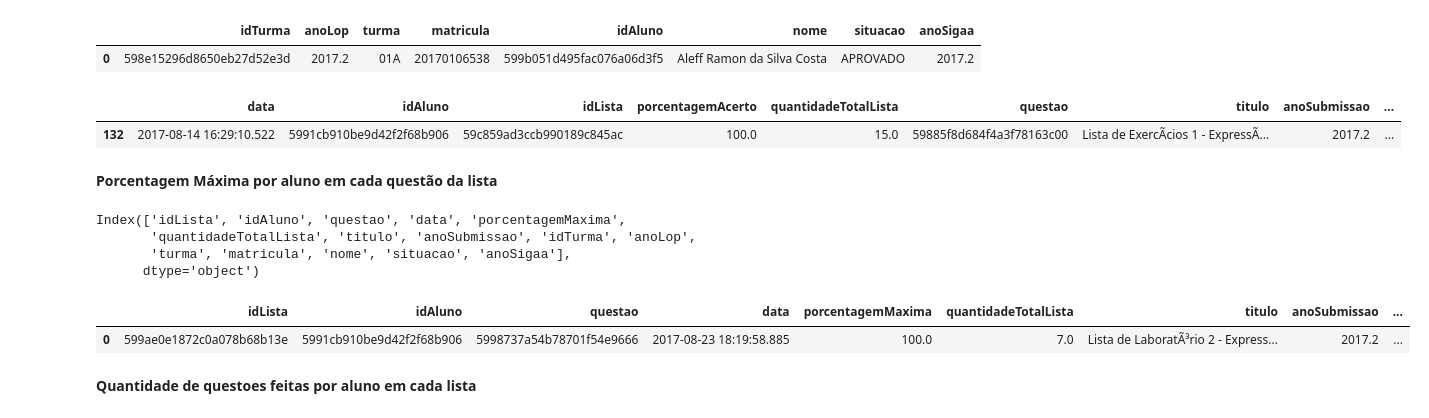
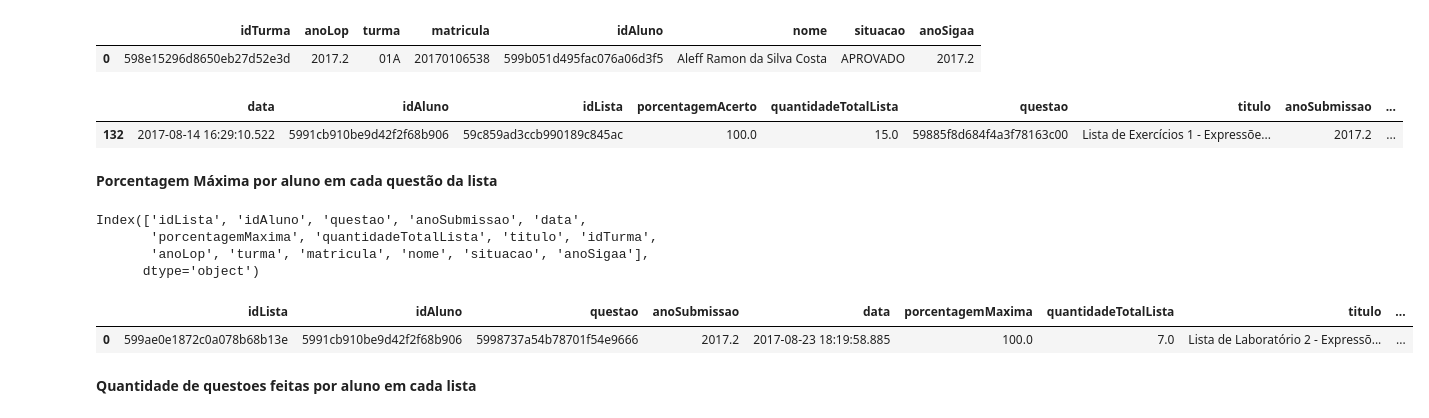
Before and after one commit to repitta/CienciaDeDadosEducacionais, a Jupyter notebook: notas_das_listas_de_LOP.ipynb, the cells around one changed output. Saved outputs shown, nothing was run; the diff lists cells and outputs as text; code cells hidden in the pictures.

```diff
--- a/notas_das_listas_de_LOP.ipynb
+++ b/notas_das_listas_de_LOP.ipynb
@@ -16,18 +16,18 @@ usuarios_lop_url   =  "https://raw.githubusercontent.com/repitta/CienciaDeDadosE
 submissoes_url     =  "https://github.com/repitta/CienciaDeDadosEducacionais/raw/master/arquivosCSV/lop_db_2019_09_csv_tratados/lopSubLista%20(1).csv"
 # %%
 # Situações finais since 2017.2 until 2019.2
-situacoes2017_2 = pd.read_csv(situacoes_url[0], sep=',', encoding = "ISO-8859-1" )
-situacoes2018_1 = pd.read_csv(situacoes_url[1], sep=',', encoding = "ISO-8859-1" )
-situacoes2018_2 = pd.read_csv(situacoes_url[2], sep=',', encoding = "ISO-8859-1" )
-situacoes2019_1 = pd.read_csv(situacoes_url[3], sep=',', encoding = "ISO-8859-1" )
-situacoes2019_2 = pd.read_csv(situacoes_url[4], sep=',', encoding = "ISO-8859-1" )
+situacoes2017_2 = pd.read_csv(situacoes_url[0], sep=',')
+situacoes2018_1 = pd.read_csv(situacoes_url[1], sep=',')
+situacoes2018_2 = pd.read_csv(situacoes_url[2], sep=',')
+situacoes2019_1 = pd.read_csv(situacoes_url[3], sep=',')
+situacoes2019_2 = pd.read_csv(situacoes_url[4], sep=',')
 
 # Submissoes dos alunos no LOP
 
-submissoes = pd.read_csv(submissoes_url, sep=',', encoding = "ISO-8859-1" )
+submissoes = pd.read_csv(submissoes_url, sep=',')
 
 #Usuarios cadastrados no LOP
-usuarios_lop = pd.read_csv(usuarios_lop_url, sep=',', encoding = "ISO-8859-1" )
+usuarios_lop = pd.read_csv(usuarios_lop_url, sep=',')
 # %%
 # Setting priginal data into one vector due to easier manipulation
 situacoes =[situacoes2017_2,situacoes2018_1, situacoes2018_2, situacoes2019_1, situacoes2019_2]
@@ -106,22 +102,22 @@ mergeSituacoeUsuariosSubLista = mergeSituacoeUsuariosSubLista.loc[mergeSituacoeU
 mergeSituacoeUsuariosSubLista.head(1)
 # %% [output]
 |  | data | idAluno | idLista | porcentagemAcerto | quantidadeTotalLista | questao | titulo | anoSubmissao | ... |
-| 132 | 2017-08-14 16:29:10.522 | 5991cb910be9d42f2f68b906 | 59c859ad3ccb990189c845ac | 100.0 | 15.0 | 59885f8d684f4a3f78163c00 | Lista de ExercÃ­cios 1 - ExpressÃ... | 2017.2 | ... |
+| 132 | 2017-08-14 16:29:10.522 | 5991cb910be9d42f2f68b906 | 59c859ad3ccb990189c845ac | 100.0 | 15.0 | 59885f8d684f4a3f78163c00 | Lista de Exercícios 1 - Expressõe... | 2017.2 | ... |
 # %% [markdown]
 **Porcentagem Máxima por aluno em cada questão da lista**
 # %%
-NotaMaxQuestao = mergeSituacoeUsuariosSubLista.groupby(["idLista","idAluno","questao"]).max()
+NotaMaxQuestao = mergeSituacoeUsuariosSubLista.groupby(["idLista","idAluno","questao","anoSubmissao"]).max()
 NotaMaxQuestao.rename(columns={"porcentagemAcerto":"porcentagemMaxima"}, inplace=True)
 NotaMaxQuestao = NotaMaxQuestao.reset_index()
 print(NotaMaxQuestao.columns)
 NotaMaxQuestao.head(1)
 # %% [output]
-Index(['idLista', 'idAluno', 'questao', 'data', 'porcentagemMaxima',
-       'quantidadeTotalLista', 'titulo', 'anoSubmissao', 'idTurma', 'anoLop',
-       'turma', 'matricula', 'nome', 'situacao', 'anoSigaa'],
+Index(['idLista', 'idAluno', 'questao', 'anoSubmissao', 'data',
+       'porcentagemMaxima', 'quantidadeTotalLista', 'titulo', 'idTurma',
+       'anoLop', 'turma', 'matricula', 'nome', 'situacao', 'anoSigaa'],
       dtype='object')
-|  | idLista | idAluno | questao | data | porcentagemMaxima | quantidadeTotalLista | titulo | anoSubmissao | ... |
-| 0 | 599ae0e1872c0a078b68b13e | 5991cb910be9d42f2f68b906 | 5998737a54b78701f54e9666 | 2017-08-23 18:19:58.885 | 100.0 | 7.0 | Lista de LaboratÃ³rio 2 - Express... | 2017.2 | ... |
+|  | idLista | idAluno | questao | anoSubmissao | data | porcentagemMaxima | quantidadeTotalLista | titulo | ... |
+| 0 | 599ae0e1872c0a078b68b13e | 5991cb910be9d42f2f68b906 | 5998737a54b78701f54e9666 | 2017.2 | 2017-08-23 18:19:58.885 | 100.0 | 7.0 | Lista de Laboratório 2 - Expressõ... | ... |
 # %% [markdown]
 **Quantidade de questoes feitas por aluno em cada lista**
 # %%
```
Also changed, not shown: parts of 55 cells of this notebook.
